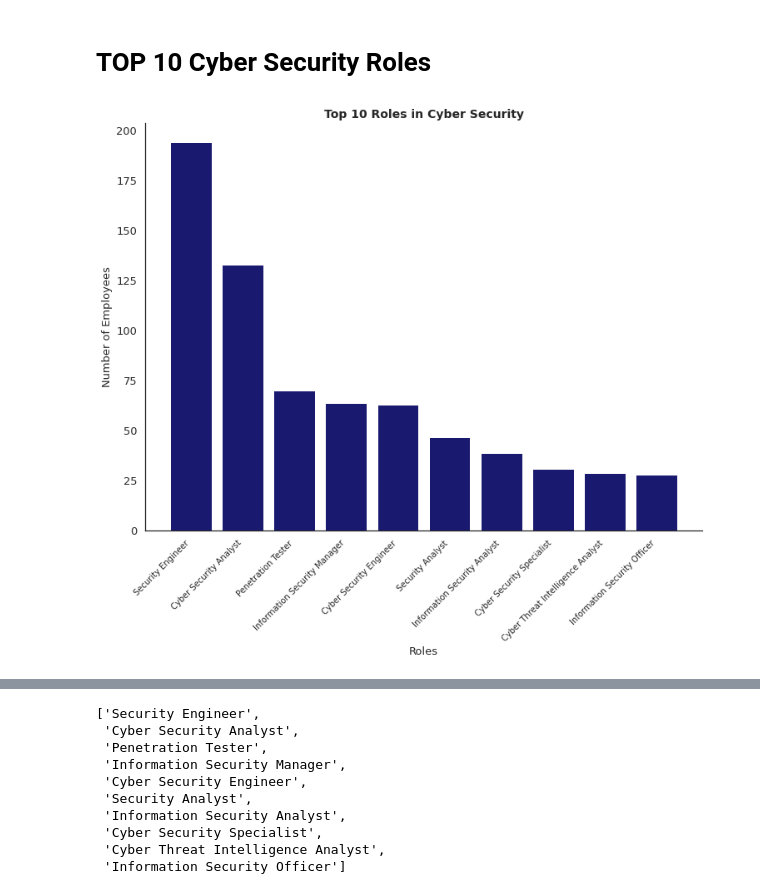
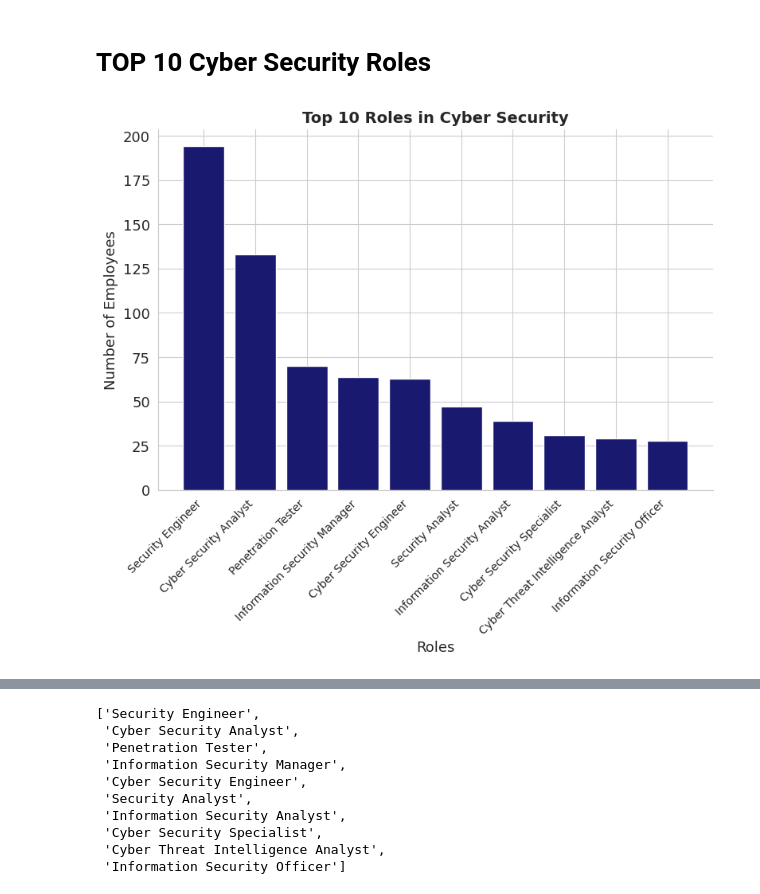
Before and after one commit to wa-le/cybersec-jobs-EDA, a Jupyter notebook: cybersec_jobs.ipynb, the cells around one changed output, grey strips where cells are left out. Cells and saved outputs as stored; diff of their text form; code cells hidden in the pictures.

```diff
--- a/cybersec_jobs.ipynb
+++ b/cybersec_jobs.ipynb
@@ -151,19 +150,19 @@ list(top_10_roles.index)
 # %%
 
 top_10_roles = df1.job_title.value_counts().head(10)
-sns.set_style("white")
-plt.figure(figsize= (12, 9))
+sns.set_style("whitegrid")
+plt.figure(figsize= (9, 6))
 plt.bar(x=top_10_roles.index, height=top_10_roles.values, color='midnightblue')
 plt.xticks(rotation=45, fontsize=10, ha='right')
 plt.yticks(fontsize=13)
 plt.xlabel("Roles", fontsize=13)
 plt.ylabel("Number of Employees", fontsize=13)
 plt.title("Top 10 Roles in Cyber Security", fontsize=14, fontweight='bold')
 #plt.savefig("10-cybersec-roles", dpi=300, bbox_inches='tight')
 sns.despine(top='True', right='True')
 plt.show()
 # %% [output]
-[figure, old version]
+[figure, new version]
 # %%
 top_10_roles = df1.job_title.value_counts().head(10)
 plt.figure(figsize= (10, 9))
```
Also changed, not shown: parts of 29 cells of this notebook.
